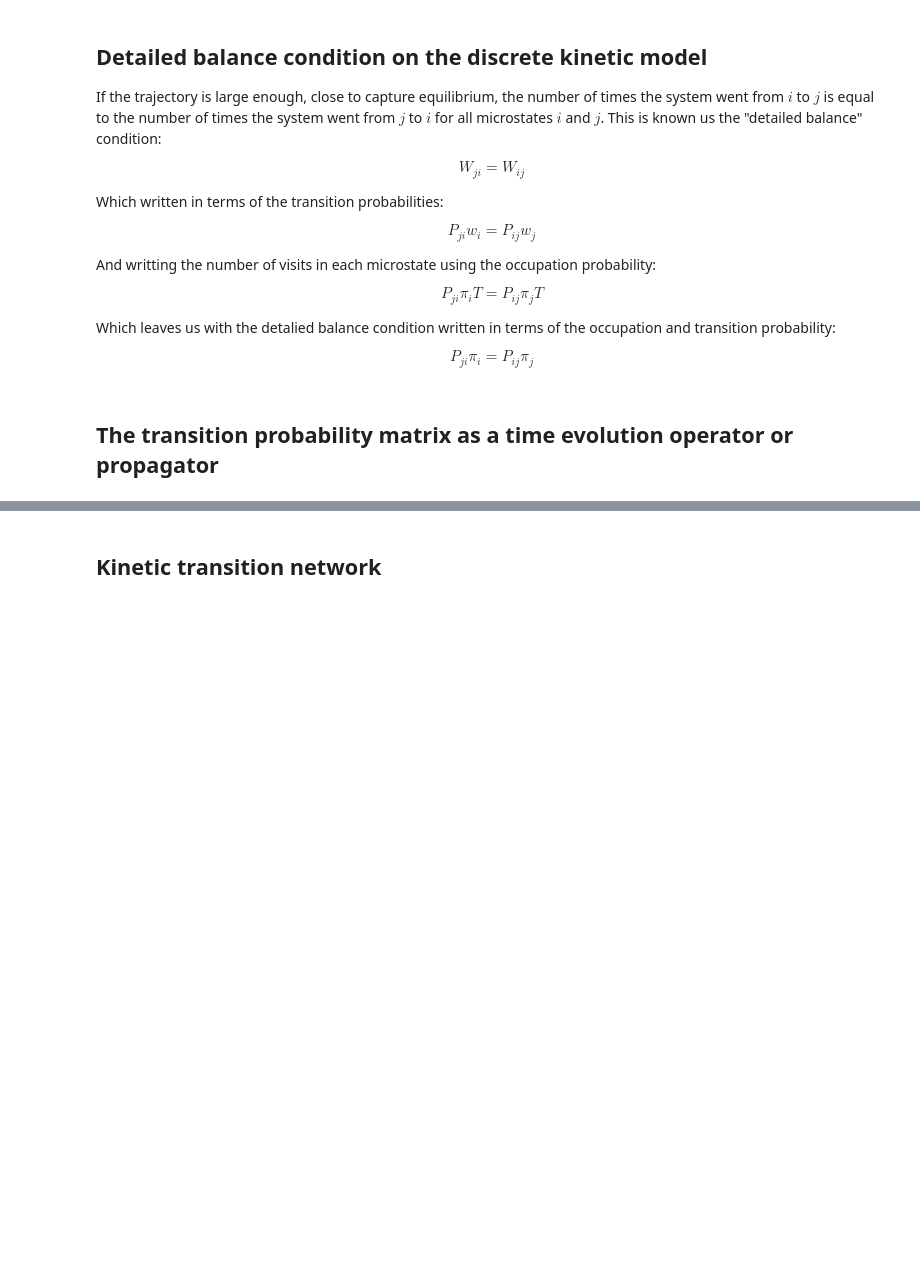
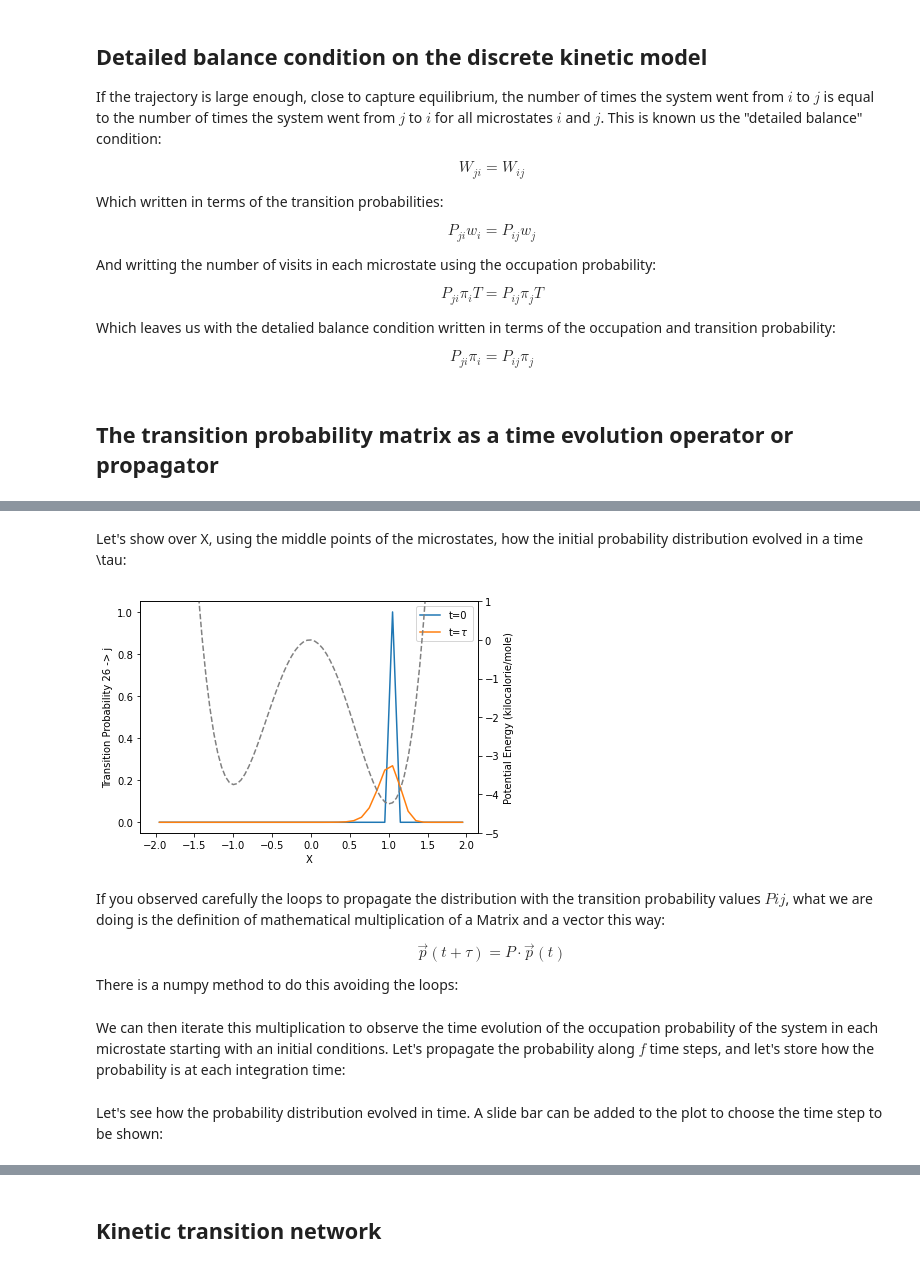
Before and after one commit to uibcdf/Adaptive_Sampling, a Jupyter notebook: Double_Well_1dim/MSM.ipynb, the cells around one changed output, grey strips where cells are left out. Drawn from its saved outputs; the diff is of its cells as text; code cells hidden in the pictures; blank space fills up the shorter version.

Commit message:
Small corrections to the methods to extract oscillation periods of the double well

```diff
--- a/Double_Well_1dim/MSM.ipynb
+++ b/Double_Well_1dim/MSM.ipynb
@@ -547,3 +548,4 @@ P_{ji} \pi_{i} = P_{ij} \pi_{j}
 # %%
-p = np.zeros([N], dtype=float)
-p[30] = 1.0
+ii = 30
+p0 = np.zeros([N], dtype=float)
+p0[ii] = 1.0
@@ -551,0 +560,35 @@ np.matmul(P,p)
+# %%
+ptau = np.zeros([N], dtype=float)
+
+for ii in range(N):
+    for jj in range(N):
+        ptau[jj]+=P[jj,ii]*p0[ii]
+# %% [markdown]
+Let's show over X, using the middle points of the microstates, how the initial probability distribution evolved in a time \tau:
+# %%
+fig, ax1 = plt.subplots()
+
+ax1.plot(mss_mid_point, p0, label='t=0')
+ax1.plot(mss_mid_point, ptau, label=r't=$\tau$')
+ax1.set_ylabel('Transition Probability {} -> j'.format(ii))
+ax1.set_xlabel('X')
+ax1.legend()
+
+ax2 = ax1.twinx()  # instantiate a second axes that shares the same x-axis
+
+ax2.plot(x_serie, U_x, '--', c='0.5')
+ax2.set_ylim(-5,1)
+ax2.set_ylabel("Potential Energy ({})".format(unit.kilocalories_per_mole))
+
+fig.tight_layout()
+plt.show()
+# %% [output]
+[figure, added]
+# %% [markdown]
+If you observed carefully the loops to propagate the distribution with the transition probability values $Pij$, what we are doing is the definition of mathematical multiplication of a Matrix and a vector this way:
+
+\begin{equation}
+\vec{p}(t+\tau)=P\cdot \vec{p}(t)
+\end{equation}
+
+There is a numpy method to do this avoiding the loops:
@@ -551,0 +597,2 @@ np.matmul(P,p)
+# %% [markdown]
+We can then iterate this multiplication to observe the time evolution of the occupation probability of the system in each microstate starting with an initial conditions. Let's propagate the probability along $f$ time steps, and let's store how the probability is at each integration time:
@@ -551,0 +611,2 @@ np.matmul(P,p)
+# %% [markdown]
+Let's see how the probability distribution evolved in time. A slide bar can be added to the plot to choose the time step to be shown:
```
Also changed, not shown: parts of 30 cells of this notebook.
